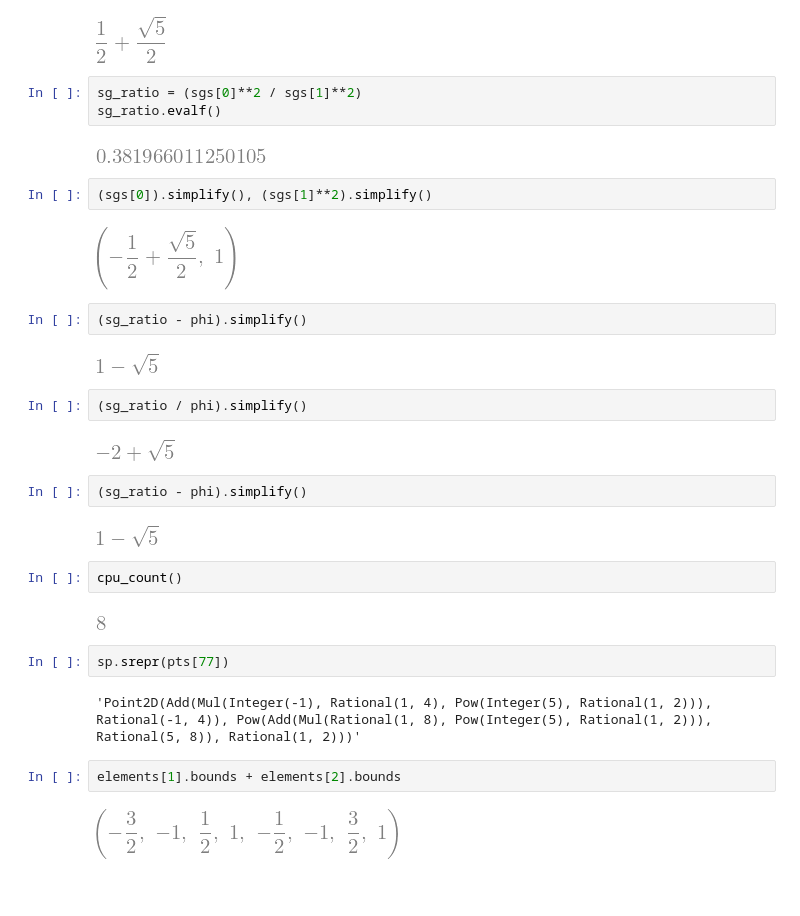
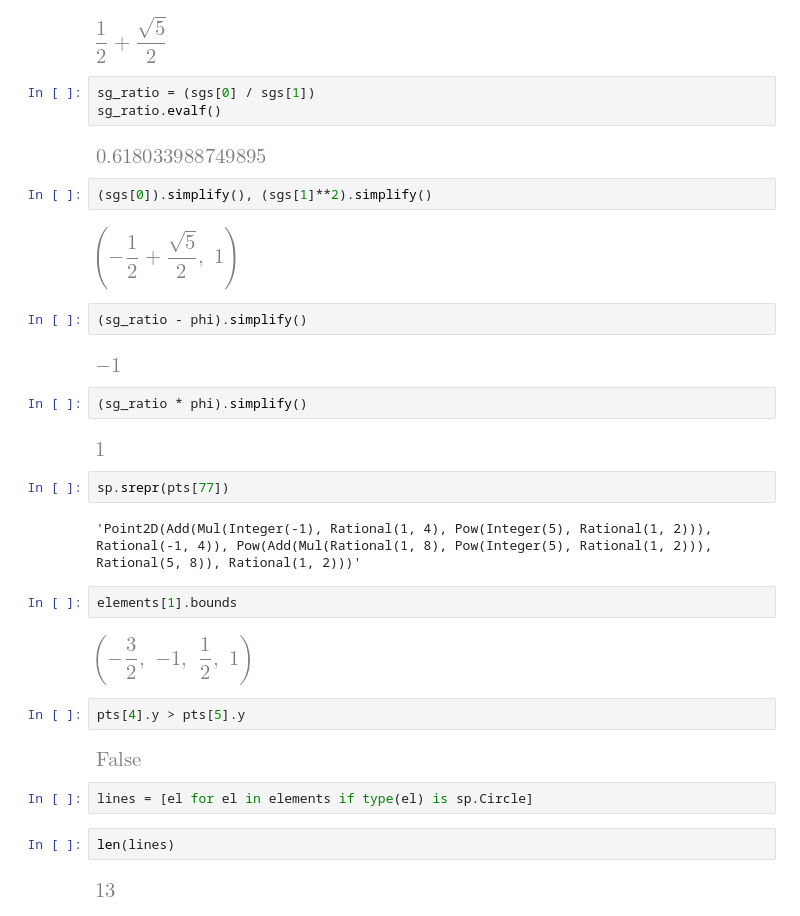
Before and after one commit to geometor/explorer-notebooks, a Jupyter notebook: root5.ipynb, the cells around one changed output. Drawn from its saved outputs; the diff is of its cells as text; blank space fills up the shorter version.

```diff
--- a/root5.ipynb
+++ b/root5.ipynb
@@ -72,10 +71,10 @@ phi
 # %% [output]
 [figure]
 # %%
-sg_ratio = (sgs[0]**2 / sgs[1]**2)
+sg_ratio = (sgs[0] / sgs[1])
 sg_ratio.evalf()
 # %% [output]
-[figure, old version]
+[figure, new version]
 # %%
 (sgs[0]).simplify(), (sgs[1]**2).simplify()
 # %% [output]
@@ -83,24 +82,26 @@ sg_ratio.evalf()
 # %%
 (sg_ratio - phi).simplify()
 # %% [output]
-[figure, old version]
+[figure, new version]
 # %%
-(sg_ratio / phi).simplify()
+(sg_ratio * phi).simplify()
 # %% [output]
-[figure, old version]
+[figure, new version]
-# %%
-(sg_ratio - phi).simplify()
-# %% [output]
-[figure, removed]
-# %%
-cpu_count()
-# %% [output]
-[figure, removed]
 # %%
 sp.srepr(pts[77])
 # %% [output]
 'Point2D(Add(Mul(Integer(-1), Rational(1, 4), Pow(Integer(5), Rational(1, 2))), Rational(-1, 4)), Pow(Add(Mul(Rational(1, 8), Pow(Integer(5), Rational(1, 2))), Rational(5, 8)), Rational(1, 2)))'
 # %%
-elements[1].bounds + elements[2].bounds
+elements[1].bounds
 # %% [output]
-[figure, old version]
+[figure, new version]
+# %%
+pts[4].y > pts[5].y
+# %% [output]
+[figure, added]
+# %%
+lines = [el for el in elements if type(el) is sp.Circle]
+# %%
+len(lines)
+# %% [output]
+[figure, added]
```
Also changed, not shown: parts of 3 cells of this notebook, 12 other files.
